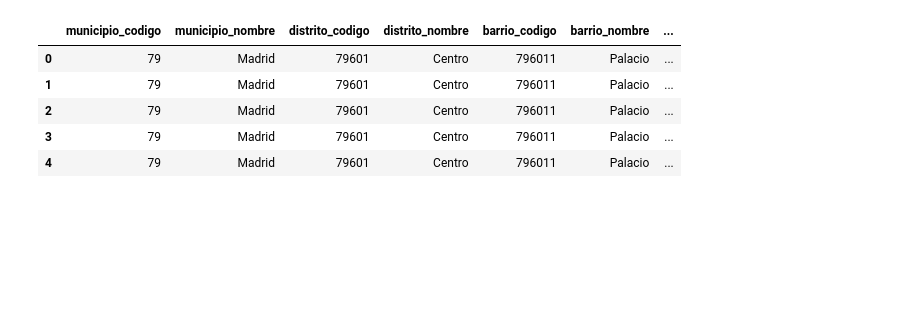
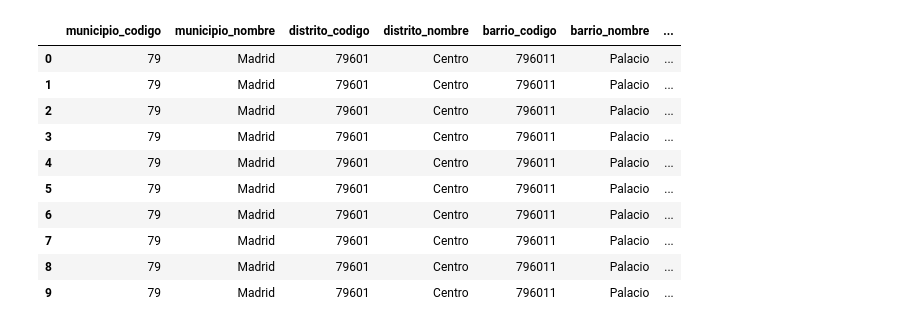
Before and after one commit to nyainamalala/Grupo5_Analisis, a Jupyter notebook: Notebooks/04MiguelAngel/04.MiguelAngel.ipynb, the cells around one changed output. Cells and saved outputs as stored; diff of their text form; code cells hidden in the pictures; blank space fills up the shorter version.

```diff
--- a/Notebooks/04MiguelAngel/04.MiguelAngel.ipynb
+++ b/Notebooks/04MiguelAngel/04.MiguelAngel.ipynb
@@ -4,11 +4,16 @@ import pandas as pd
 import matplotlib.pyplot as plt
 # %%
 df = pd.read_csv('../../Data/FuentesOriginales/MADRID/MADRID_UTF8.csv', delimiter= ';')
-df.head()
+df.head(10)
 # %% [output]
 |  | municipio_codigo | municipio_nombre | distrito_codigo | distrito_nombre | barrio_codigo | barrio_nombre | ... |
 | 0 | 79 | Madrid | 79601 | Centro | 796011 | Palacio | ... |
 | 1 | 79 | Madrid | 79601 | Centro | 796011 | Palacio | ... |
 | 2 | 79 | Madrid | 79601 | Centro | 796011 | Palacio | ... |
 | 3 | 79 | Madrid | 79601 | Centro | 796011 | Palacio | ... |
 | 4 | 79 | Madrid | 79601 | Centro | 796011 | Palacio | ... |
+| 5 | 79 | Madrid | 79601 | Centro | 796011 | Palacio | ... |
+| 6 | 79 | Madrid | 79601 | Centro | 796011 | Palacio | ... |
+| 7 | 79 | Madrid | 79601 | Centro | 796011 | Palacio | ... |
+| 8 | 79 | Madrid | 79601 | Centro | 796011 | Palacio | ... |
+| 9 | 79 | Madrid | 79601 | Centro | 796011 | Palacio | ... |
```
Also changed, not shown: parts of 17 cells of this notebook.
